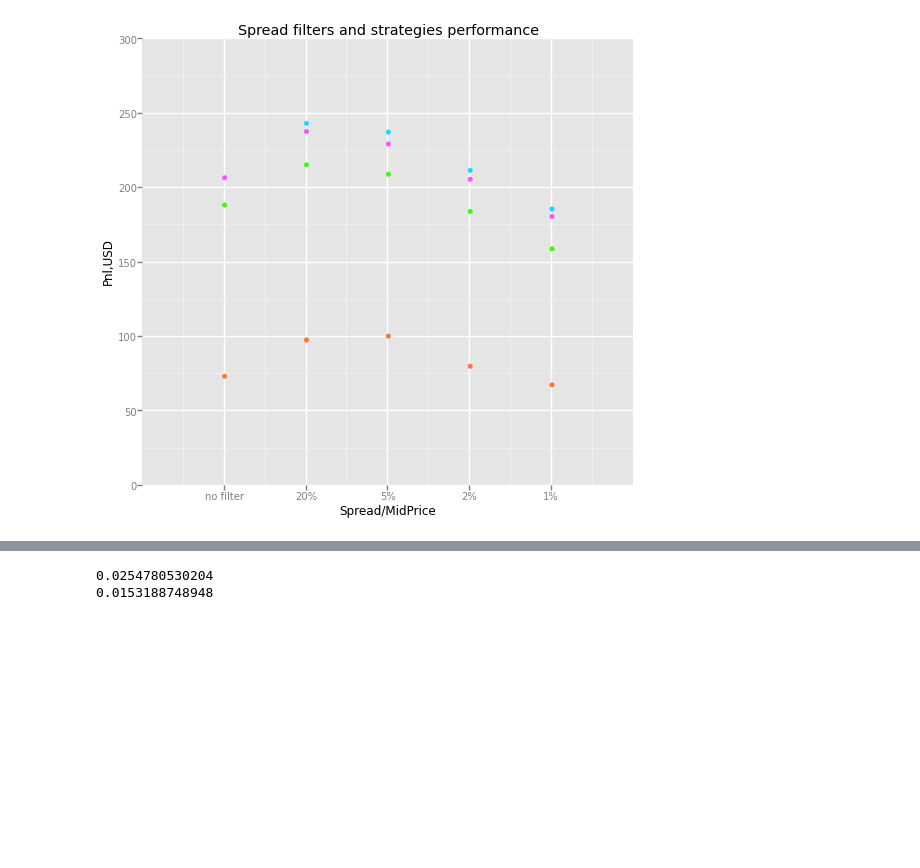
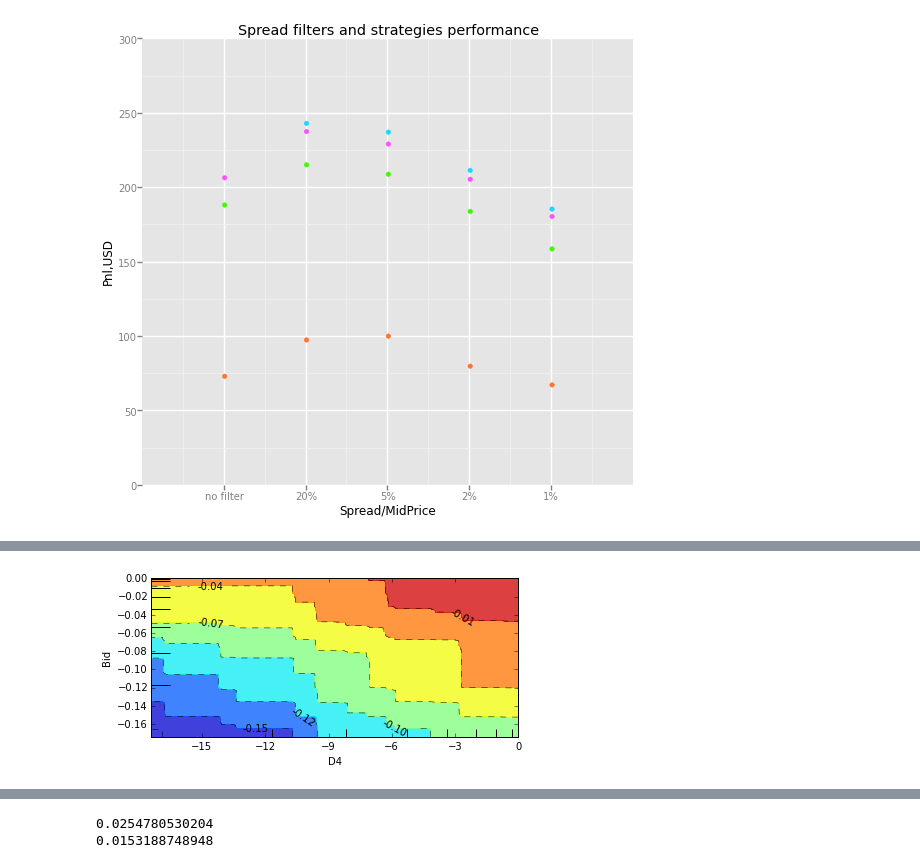
Before and after one commit to bilykigor/qimb, a Jupyter notebook: Workbook.ipynb, the cells around one changed output, grey strips where cells are left out. Drawn from its saved outputs; the diff is of its cells as text; code cells hidden in the pictures; blank space fills up the shorter version.

```diff
--- a/Workbook.ipynb
+++ b/Workbook.ipynb
@@ -487,0 +541,2 @@ Test     error:  0.000520932240225
+# %%
+Xtrain = X_neg[ypln_neg>0].ix[datesDF_neg.ix[[1,2]],:]
@@ -487,0 +564,8 @@ Test     error:  0.000520932240225
+# %%
+f = ytrain<0
+f2 = ytest<0
+clf = GradientBoostingRegressor(loss='huber', min_samples_split = ytrain[f].shape[0]*0.05)
+clf.fit(Xtrain[f], ytrain[f])
+fix, axs = pdep.plot_partial_dependence(clf,Xtrain[f],[(5,0)],feature_names=Xtrain.columns)
+# %% [output]
+[figure, added]
```
Also changed, not shown: parts of 5 cells of this notebook, 5 other files.
